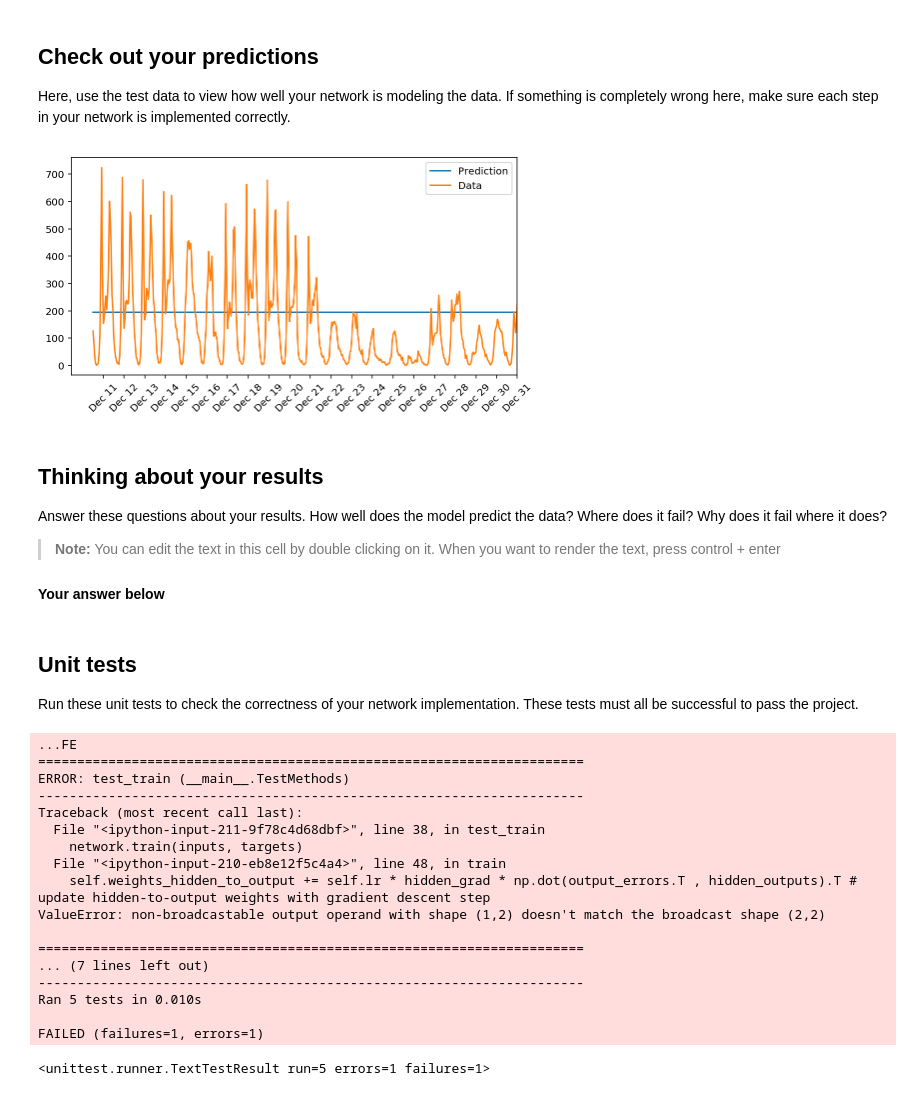
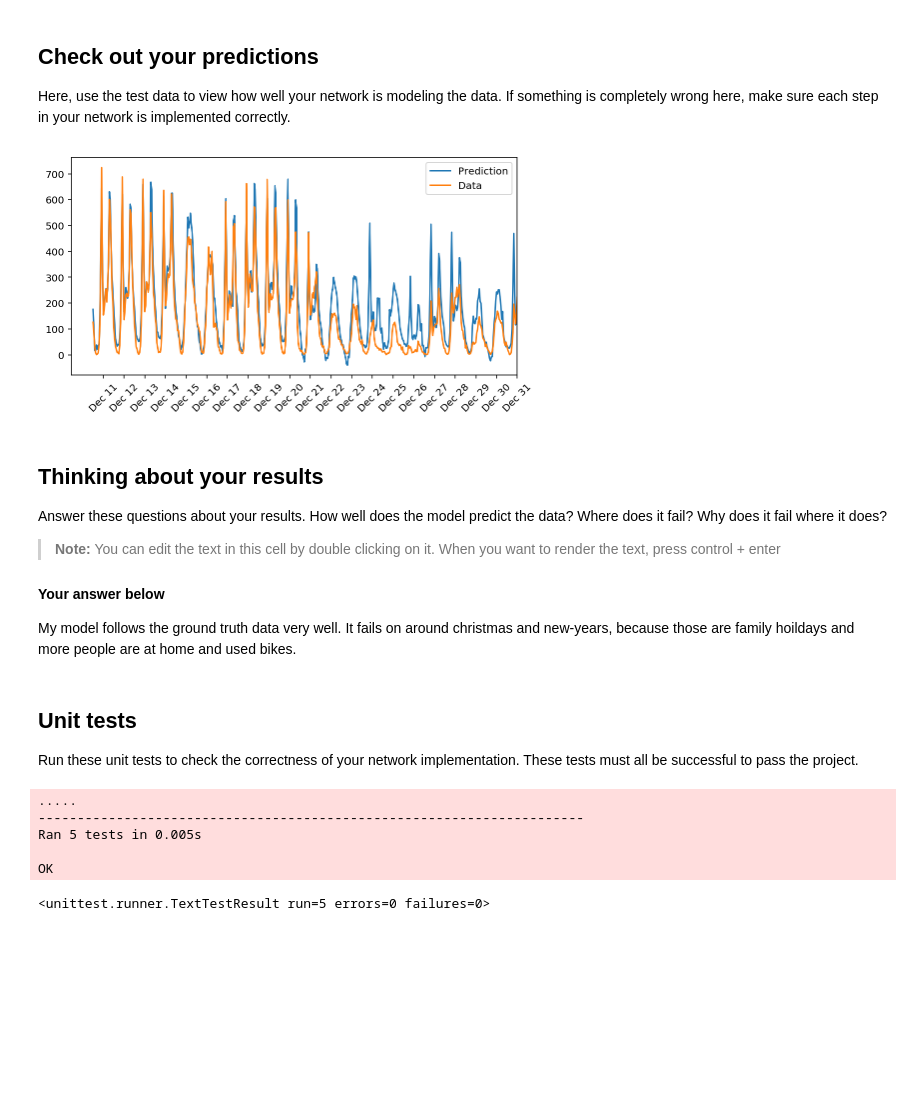
Before and after one commit to icfixx/dl_1_bike_sharing, a Jupyter notebook: dlnd-your-first-neural-network.ipynb, the cells around one changed output. Drawn from its saved outputs; the diff is of its cells as text; code cells hidden in the pictures; blank space fills up the shorter version.

Commit message:
Training_loss: 0.053 Validation_loss: 0.129. Passes all Unit Tests

```diff
--- a/dlnd-your-first-neural-network.ipynb
+++ b/dlnd-your-first-neural-network.ipynb
@@ -196,9 +186,9 @@ The more hidden nodes you have, the more accurate predictions the model will mak
 import sys
 
 ### Set the hyperparameters here ###
-epochs = 10
-learning_rate = 0.1
-hidden_nodes = 2
+epochs = 5000
+learning_rate = 0.01
+hidden_nodes = 20
 output_nodes = 1
 
 N_i = train_features.shape[1]
@@ -213,8 +203,8 @@ for e in range(epochs):
         network.train(record, target)
 
     # Printing out the training progress
-    train_loss = MSE(network.run(train_features), train_targets['cnt'].values)
-    val_loss = MSE(network.run(val_features), val_targets['cnt'].values)
+    train_loss = MSE(network.run(train_features).T, train_targets['cnt'].values)
+    val_loss = MSE(network.run(val_features).T, val_targets['cnt'].values)
     sys.stdout.write("\rProgress: " + str(100 * e/float(epochs))[:4] \
                      + "% ... Training loss: " + str(train_loss)[:5] \
                      + " ... Validation loss: " + str(val_loss)[:5])
@@ -239,19 +228,19 @@ Here, use the test data to view how well your network is modeling the data. If s
 # %%
 fig, ax = plt.subplots(figsize=(8,4))
 
 mean, std = scaled_features['cnt']
-predictions = network.run(test_features)*std + mean
+predictions = network.run(test_features).T*std + mean
 ax.plot(predictions[0], label='Prediction')
 ax.plot((test_targets['cnt']*std + mean).values, label='Data')
 ax.set_xlim(right=len(predictions))
 ax.legend()
 
 dates = pd.to_datetime(rides.ix[test_data.index]['dteday'])
 dates = dates.apply(lambda d: d.strftime('%b %d'))
 ax.set_xticks(np.arange(len(dates))[12::24])
 _ = ax.set_xticklabels(dates[12::24], rotation=45)
 # %% [output]
-[figure, old version]
+[figure, new version]
 # %% [markdown]
 ## Thinking about your results
 
@@ -260,6 +249,8 @@ Answer these questions about your results. How well does the model predict the d
 > **Note:** You can edit the text in this cell by double clicking on it. When you want to render the text, press control + enter
 
 #### Your answer below
+My model follows the ground truth data very well.
+It fails on around christmas and new-years, because those are family hoildays and more people are at home and used bikes.
 # %% [markdown]
 ## Unit tests
 
@@ -304,9 +295,6 @@ class TestMethods(unittest.TestCase):
 
         network.train(inputs, targets)
 
-        print(network.weights_hidden_to_output)
-        print(network.weights_input_to_hidden)
-
         self.assertTrue(np.allclose(network.weights_hidden_to_output,
                                     np.array([[ 0.37275328, -0.03172939]])))
         self.assertTrue(np.allclose(network.weights_input_to_hidden,
@@ -326,21 +314,9 @@ class TestMethods(unittest.TestCase):
 suite = unittest.TestLoader().loadTestsFromModule(TestMethods())
 unittest.TextTestRunner().run(suite)
 # %% [output]
-...FE
-======================================================================
-ERROR: test_train (__main__.TestMethods)
+.....
 ----------------------------------------------------------------------
-Traceback (most recent call last):
-  File "<ipython-input-211-9f78c4d68dbf>", line 38, in test_train
-    network.train(inputs, targets)
-  File "<ipython-input-210-eb8e12f5c4a4>", line 48, in train
-    self.weights_hidden_to_output += self.lr * hidden_grad * np.dot(output_errors.T , hidden_outputs).T # update hidden-to-output weights with gradient descent step
-ValueError: non-broadcastable output operand with shape (1,2) doesn't match the broadcast shape (2,2)
+Ran 5 tests in 0.005s
 
-======================================================================
-... (7 lines left out)
-----------------------------------------------------------------------
-Ran 5 tests in 0.010s
-
-FAILED (failures=1, errors=1)
+OK
-<unittest.runner.TextTestResult run=5 errors=1 failures=1>
+<unittest.runner.TextTestResult run=5 errors=0 failures=0>
```
Also changed, not shown: parts of 3 cells of this notebook, 1 other file.
